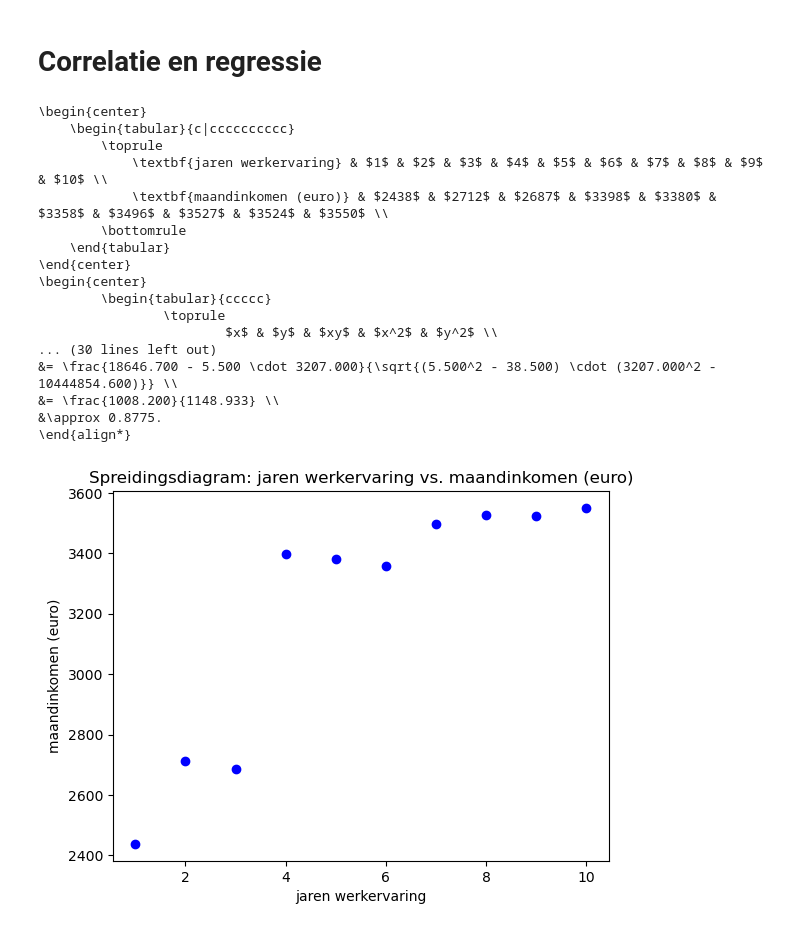
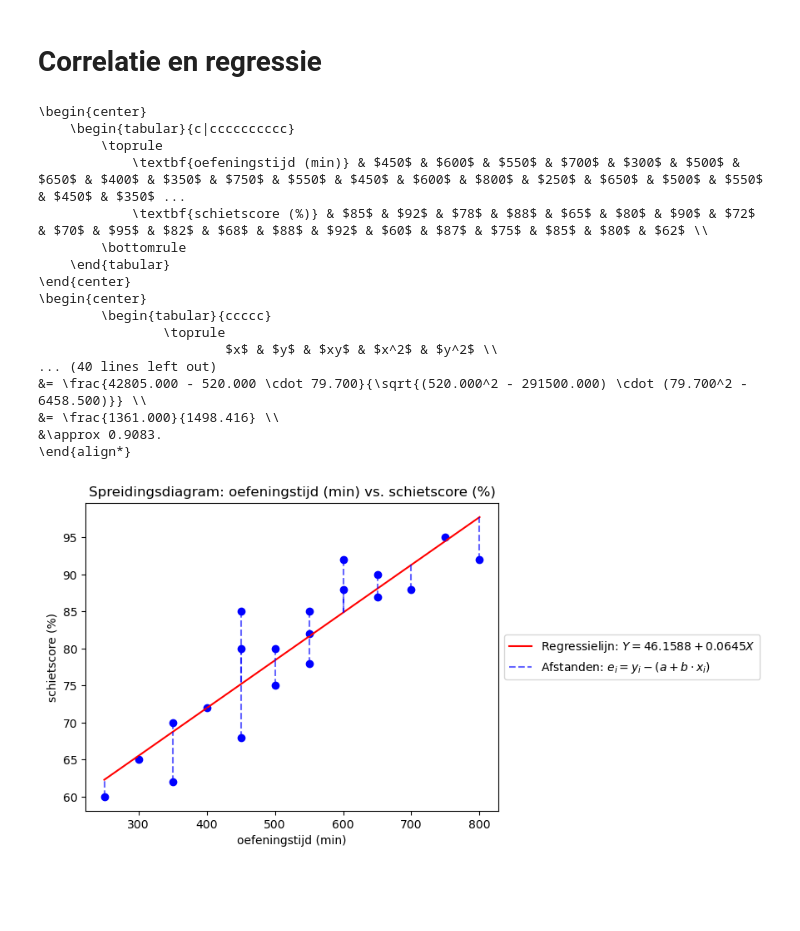
Before and after one commit to DBlom96/Statistiek, a Jupyter notebook: Python/visualisations.ipynb, the cells around one changed output. Cells and saved outputs as stored; diff of their text form; code cells hidden in the pictures; blank space fills up the shorter version.

```diff
--- a/Python/visualisations.ipynb
+++ b/Python/visualisations.ipynb
@@ -1042,7 +1042,7 @@ Conclusie: Accepteer $H_0$
 # %% [markdown]
 # Correlatie en regressie
 # %%
-def plot_linear_regression(X, Y, labels, filename, midpoint=False, regression_line=False, interval=False):
+def plot_linear_regression(X, Y, labels, filename, midpoint=False, least_squares=False, regression_line=False, interval=False):
     # Convert lists to numpy arrays
 
     X = np.array(X).reshape(-1, 1)
@@ -1087,8 +1087,19 @@ def plot_linear_regression(X, Y, labels, filename, midpoint=False, regression_li
         x_vals = x_vals.ravel()
 
         if regression_line:
-            label = f"Regressielijn: $Y={m:.4f}X{'+' if b >= 0 else ''}{b:.4f}$"
+            label = f"Regressielijn: $Y={b:.4f}{m:+.4f}X$"
             plt.plot(x_vals, y_hat, color="red", label=label)
+
+            if least_squares:
+                for i, (xi, yi) in enumerate(zip(X[:, 0], Y)):
+                    y_pred = model.predict([[xi]])[0]
+
+                    if i == 0:
+                        plt.plot([xi, xi], [yi, y_pred], linestyle="--", color="blue", alpha=0.6, label="Afstanden: $e_i = y_i - (a + b \\cdot x_i)$")
+                    else:
+                        plt.plot([xi, xi], [yi, y_pred], linestyle="--", color="blue", alpha=0.6)
+
+                    # plt.scatter([xi], [y_pred], color='red', marker='x')  # Optioneel: toon voorspelde waarde
 
         if interval:
             n = len(X)
@@ -1111,10 +1122,11 @@ def plot_linear_regression(X, Y, labels, filename, midpoint=False, regression_li
             plt.fill_between(x_vals, pi_lower, pi_upper, color='red', alpha=0.2, label=f'Voorspellingsinterval (voor $Y \\mid X$)')
             plt.fill_between(x_vals, ci_lower, ci_upper, color='green', alpha=0.3, label=f'Betrouwbaarheidsinterval (voor $E[Y \\mid X]$)')
 
-        plt.legend()
+        plt.legend(loc='center left', bbox_to_anchor=(1, 0.5), ncol=1)
+
 
     # Save plot
-    plt.savefig(filename)
+    plt.savefig(filename, bbox_inches='tight')
 
 def generate_latex_table(X, Y, labels):
     # Start building the LaTeX table
@@ -1227,54 +1239,52 @@ def pearson_correlation_latex(X, Y):
 
     return latex_code
 # %%
-# Temperatuur (degrees celsius)
-# X = [18, 24, 17, 18, 16, 21, 19, 23]
-
-# Time to complete 3 km speed march (min) – with more noise
-X = [1, 2, 3, 4, 5, 6, 7, 8, 9, 10]           # jaren ervaring
-Y = [2438, 2712, 2687, 3398, 3380, 3358, 3496, 3527, 3524, 3550]  # inkomen
+np.random.seed(42)  # Zet de seed
+X = [450, 600, 550, 700, 300, 500, 650, 400, 350, 750, 550, 450, 600, 800, 250, 650, 500, 550, 450, 350]
+            # + np.random.normal(loc=0, scale=40, size=len(Y))# oefeningstijd (min)
+Y = [85, 92, 78, 88, 65, 80, 90, 72, 70, 95, 82, 68, 88, 92, 60, 87, 75, 85, 80, 62]  # schietscore (%)
 
 X_pred = 85
 labels = {
-    "X": "jaren werkervaring",
-    "Y": "maandinkomen (euro)"
+    "X": "oefeningstijd (min)",
+    "Y": "schietscore (%)"
 }
 
 # Generate LaTeX table for the question itself (horizontal)
 latex_table = generate_latex_table(X, Y, labels)
 print(latex_table)
 
 # Plot X and Y in a scatter plot
-plot_linear_regression(X, Y, labels, regression_line=False, filename=FIGURE_PATH + "lecture13_spearman.png")
+plot_linear_regression(X, Y, labels, least_squares=True, regression_line=True, filename=FIGURE_PATH + "lecture13_leastsquares.png")
 
 # Generate LaTeX table for computing the regression line and the correlation coefficient
 regression_table = generate_latex_table_regression(X, Y)
 print(regression_table)
 
 regression_coefficients, a, b = regression_coefficients_latex(X, Y)
 print(regression_coefficients)
 
 Y_pred = a + b * X_pred
 print(f"Voorspelde waarde voor $Y$ bij $X = {X_pred}$ is gelijk aan {Y_pred}")
 
 pearson = pearson_correlation_latex(X, Y)
 print(pearson)
 # %% [output]
 \begin{center}
     \begin{tabular}{c|cccccccccc}
         \toprule
-            \textbf{jaren werkervaring} & $1$ & $2$ & $3$ & $4$ & $5$ & $6$ & $7$ & $8$ & $9$ & $10$ \\
-            \textbf{maandinkomen (euro)} & $2438$ & $2712$ & $2687$ & $3398$ & $3380$ & $3358$ & $3496$ & $3527$ & $3524$ & $3550$ \\
+            \textbf{oefeningstijd (min)} & $450$ & $600$ & $550$ & $700$ & $300$ & $500$ & $650$ & $400$ & $350$ & $750$ & $550$ & $450$ & $600$ & $800$ & $250$ & $650$ & $500$ & $550$ & $450$ & $350$ ...
+            \textbf{schietscore (%)} & $85$ & $92$ & $78$ & $88$ & $65$ & $80$ & $90$ & $72$ & $70$ & $95$ & $82$ & $68$ & $88$ & $92$ & $60$ & $87$ & $75$ & $85$ & $80$ & $62$ \\
         \bottomrule
     \end{tabular}
 \end{center}
 \begin{center}
         \begin{tabular}{ccccc}
                 \toprule
                         $x$ & $y$ & $xy$ & $x^2$ & $y^2$ \\
-... (30 lines left out)
-&= \frac{18646.700 - 5.500 \cdot 3207.000}{\sqrt{(5.500^2 - 38.500) \cdot (3207.000^2 - 10444854.600)}} \\
-&= \frac{1008.200}{1148.933} \\
-&\approx 0.8775.
+... (40 lines left out)
+&= \frac{42805.000 - 520.000 \cdot 79.700}{\sqrt{(520.000^2 - 291500.000) \cdot (79.700^2 - 6458.500)}} \\
+&= \frac{1361.000}{1498.416} \\
+&\approx 0.9083.
 \end{align*}
-[figure, old version]
+[figure, new version]
```
Also changed, not shown: 3 other files.
